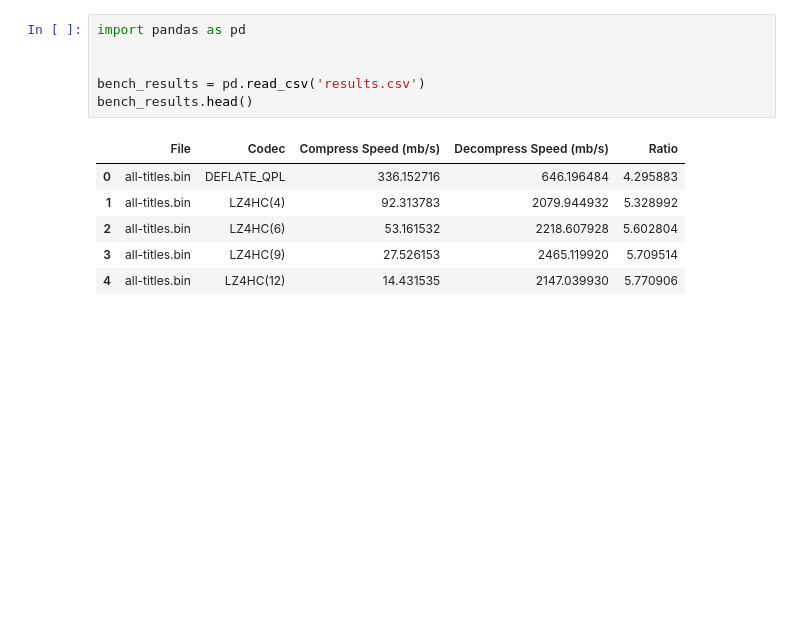
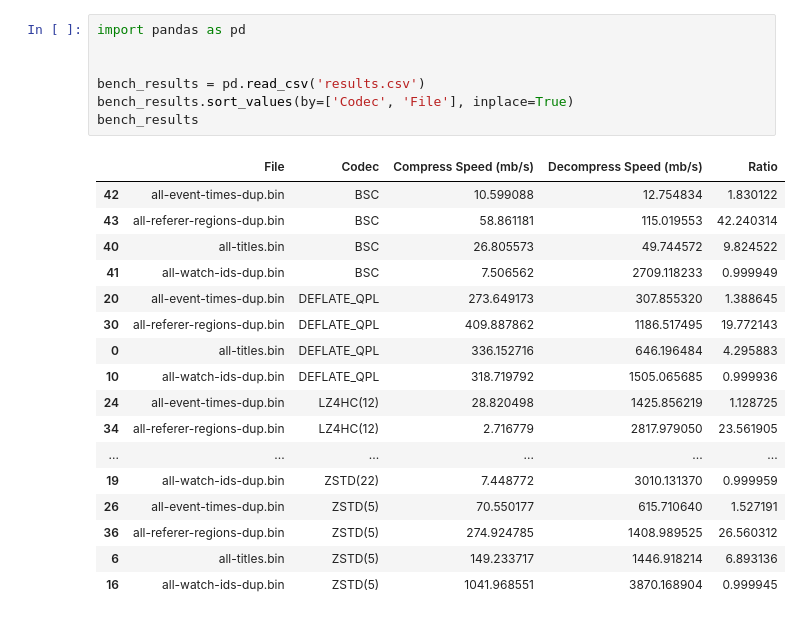
Before and after one commit to romanovsavelij/CompressionMethodsBenchmark, a Jupyter notebook: analyze.ipynb, the cells around one changed output. Cells and saved outputs as stored; diff of their text form; blank space fills up the shorter version.

```diff
--- a/analyze.ipynb
+++ b/analyze.ipynb
@@ -1,16 +1,28 @@
 # %%
 import pandas as pd
 
 
 bench_results = pd.read_csv('results.csv')
-bench_results.head()
+bench_results.sort_values(by=['Codec', 'File'], inplace=True)
+bench_results
 # %% [output]
 |  | File | Codec | Compress Speed (mb/s) | Decompress Speed (mb/s) | Ratio |
+| 42 | all-event-times-dup.bin | BSC | 10.599088 | 12.754834 | 1.830122 |
+| 43 | all-referer-regions-dup.bin | BSC | 58.861181 | 115.019553 | 42.240314 |
+| 40 | all-titles.bin | BSC | 26.805573 | 49.744572 | 9.824522 |
+| 41 | all-watch-ids-dup.bin | BSC | 7.506562 | 2709.118233 | 0.999949 |
+| 20 | all-event-times-dup.bin | DEFLATE_QPL | 273.649173 | 307.855320 | 1.388645 |
+| 30 | all-referer-regions-dup.bin | DEFLATE_QPL | 409.887862 | 1186.517495 | 19.772143 |
 | 0 | all-titles.bin | DEFLATE_QPL | 336.152716 | 646.196484 | 4.295883 |
-| 1 | all-titles.bin | LZ4HC(4) | 92.313783 | 2079.944932 | 5.328992 |
-| 2 | all-titles.bin | LZ4HC(6) | 53.161532 | 2218.607928 | 5.602804 |
-| 3 | all-titles.bin | LZ4HC(9) | 27.526153 | 2465.119920 | 5.709514 |
-| 4 | all-titles.bin | LZ4HC(12) | 14.431535 | 2147.039930 | 5.770906 |
+| 10 | all-watch-ids-dup.bin | DEFLATE_QPL | 318.719792 | 1505.065685 | 0.999936 |
+| 24 | all-event-times-dup.bin | LZ4HC(12) | 28.820498 | 1425.856219 | 1.128725 |
+| 34 | all-referer-regions-dup.bin | LZ4HC(12) | 2.716779 | 2817.979050 | 23.561905 |
+| ... | ... | ... | ... | ... | ... |
+| 19 | all-watch-ids-dup.bin | ZSTD(22) | 7.448772 | 3010.131370 | 0.999959 |
+| 26 | all-event-times-dup.bin | ZSTD(5) | 70.550177 | 615.710640 | 1.527191 |
+| 36 | all-referer-regions-dup.bin | ZSTD(5) | 274.924785 | 1408.989525 | 26.560312 |
+| 6 | all-titles.bin | ZSTD(5) | 149.233717 | 1446.918214 | 6.893136 |
+| 16 | all-watch-ids-dup.bin | ZSTD(5) | 1041.968551 | 3870.168904 | 0.999945 |
 # %%
 import re
 
```
Also changed, not shown: parts of 13 cells of this notebook.
